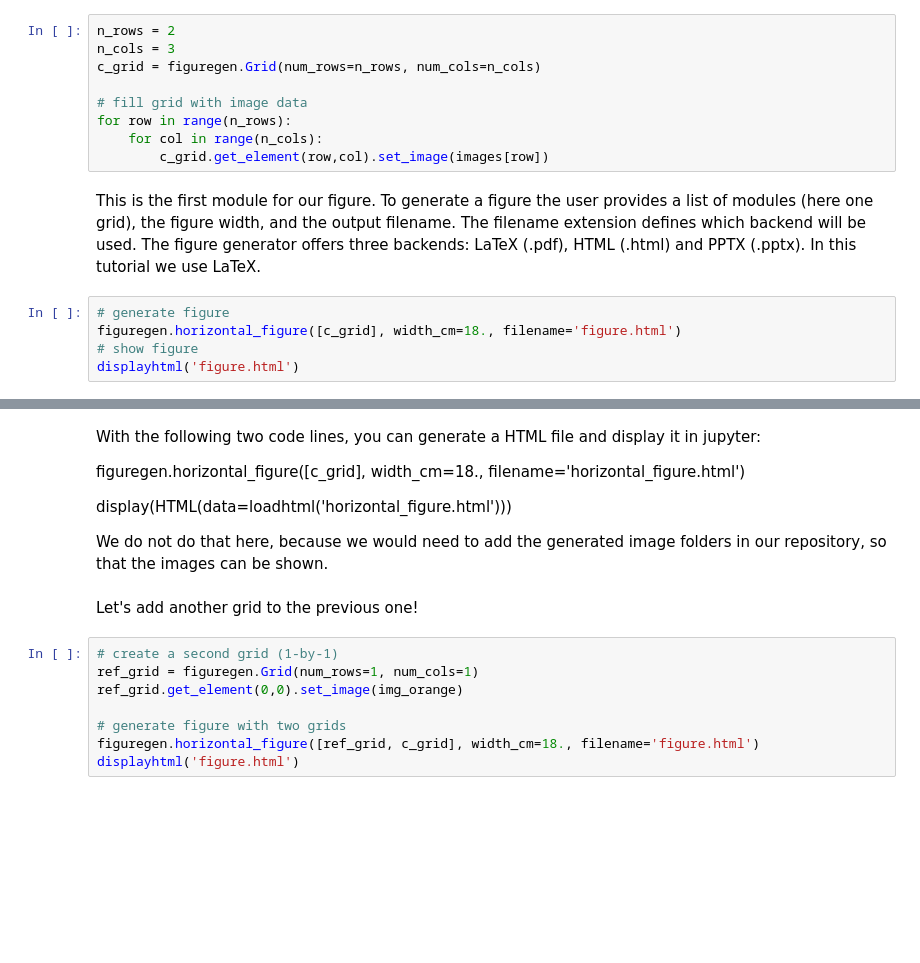
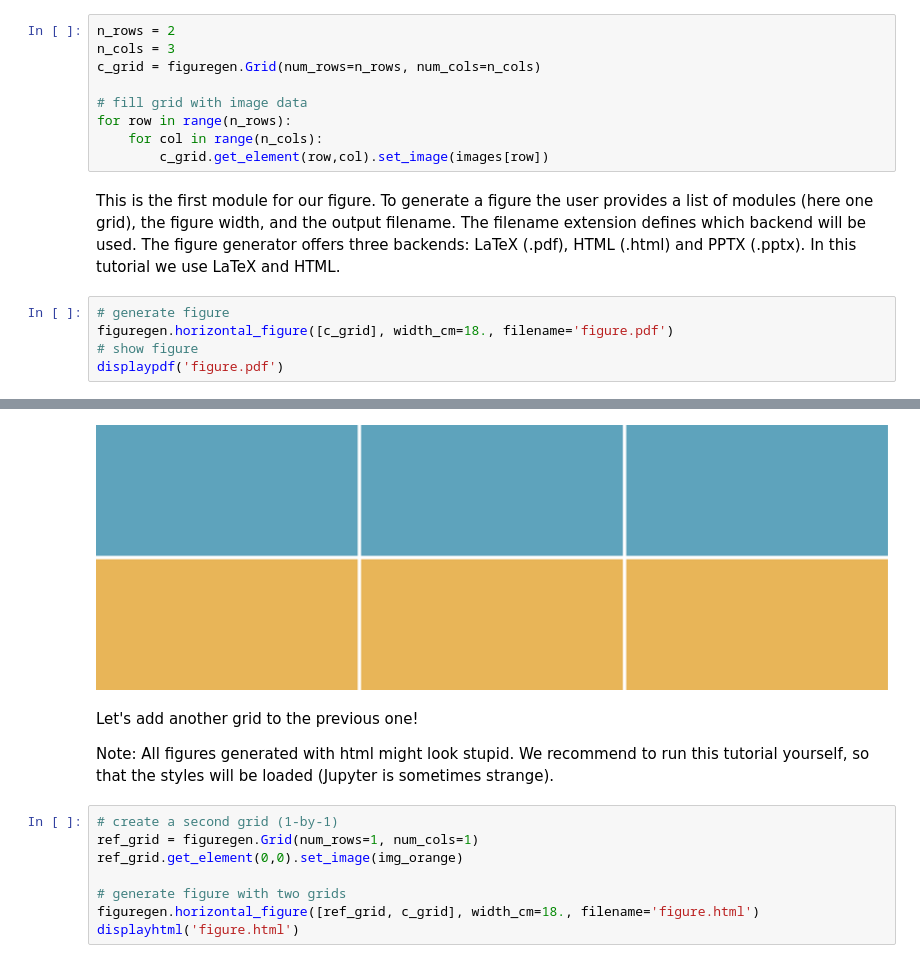
Before and after one commit to Mira-13/figure-gen, a Jupyter notebook: Tutorial.ipynb, the cells around one changed output, grey strips where cells are left out. Drawn from its saved outputs; the diff is of its cells as text; blank space fills up the shorter version.

Commit message:
tutorial: showcase  html and sometimes pdf

```diff
--- a/Tutorial.ipynb
+++ b/Tutorial.ipynb
@@ -46,10 +46,10 @@ for row in range(n_rows):
         c_grid.get_element(row,col).set_image(images[row])
 # %% [markdown]
 This is the first module for our figure.
-To generate a figure the user provides a list of modules (here one grid), the figure width, and the output filename. The filename extension defines which backend will be used. The figure generator offers three backends: LaTeX (.pdf), HTML (.html) and PPTX (.pptx). In this tutorial we use LaTeX.
+To generate a figure the user provides a list of modules (here one grid), the figure width, and the output filename. The filename extension defines which backend will be used. The figure generator offers three backends: LaTeX (.pdf), HTML (.html) and PPTX (.pptx). In this tutorial we use LaTeX and HTML.
 # %%
 # generate figure
-figuregen.horizontal_figure([c_grid], width_cm=18., filename='figure.html')
+figuregen.horizontal_figure([c_grid], width_cm=18., filename='figure.pdf')
 # show figure
-displayhtml('figure.html')
+displaypdf('figure.pdf')
 # %% [output]
@@ -57,15 +56,8 @@ displayhtml('figure.html')
+[figure, added]
-# %% [markdown]
-With the following two code lines, you can generate a HTML file and display it in jupyter:
-
-
-figuregen.horizontal_figure(\[c_grid\], width_cm=18., filename='horizontal_figure.html')
-
-display(HTML(data=loadhtml('horizontal_figure.html')))
-
-
-We do not do that here, because we would need to add the generated image folders in our repository, so that the images can be shown.
-# %% [markdown]
-Let's add another grid to the previous one!
+# %% [markdown]
+Let's add another grid to the previous one!
+
+Note: All figures generated with html might look stupid. We recommend to run this tutorial yourself, so that the styles will be loaded (Jupyter is sometimes strange).
 # %%
 # create a second grid (1-by-1)
 ref_grid = figuregen.Grid(num_rows=1, num_cols=1)
```
Also changed, not shown: parts of 2 cells of this notebook, 1 other file.
